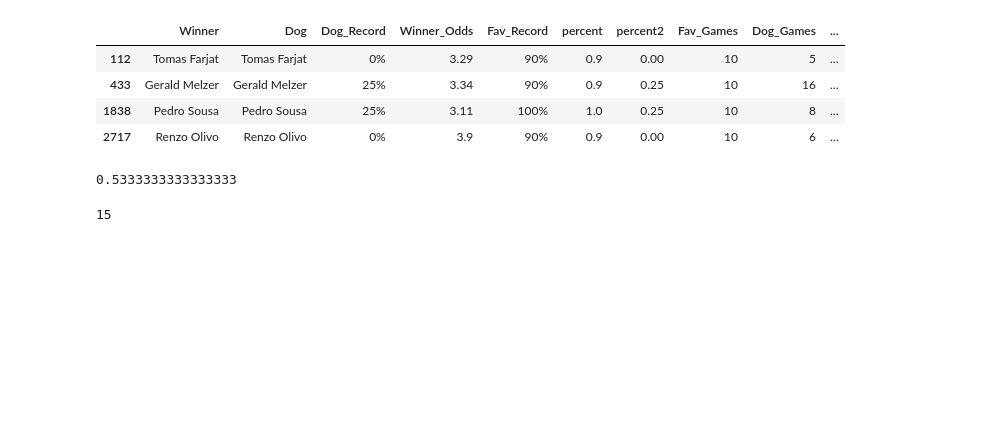
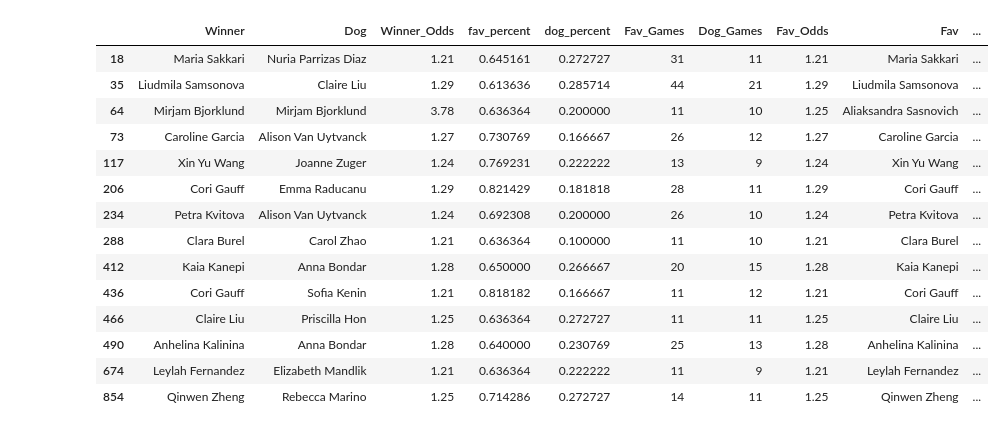
Before and after one commit to Witwolski/tennis_atp, a Jupyter notebook: results_clay.ipynb, the cells around one changed output. Cells and saved outputs as stored; diff of their text form; code cells hidden in the pictures; blank space fills up the shorter version.

```diff
--- a/results_clay.ipynb
+++ b/results_clay.ipynb
@@ -10,6 +216,34 @@ time_now_formatted = time_now.strftime("%Y-%m-%d")
 # %%
 data=pd.read_sql_query(
-    f"Select DISTINCT Winner,Dog,Dog_Record,Winner_Odds,Fav_Record,percent,percent2,Fav_Games,Dog_Games,Fav_Odds,Fav,sex From results_clay1 --where Date > '2023-01-01' and Date not like '{time_now_formatted}'",
+    f"Select DISTINCT Winner,Dog,Dog_Record,Winner_Odds,Fav_Record,fav_percent,dog_percent,Fav_Games,Dog_Games,Fav_Odds,Fav,sex,Dog_Odds From results_hard where sex like 'Womens' --where Date > '2023-01-01' and Date not like '{time_now_formatted}'",
     con=devengine,)
 data['Fav_Odds']=data['Fav_Odds'].astype(float)
-data=data[data['Fav_Odds']>1.19]
+data['Dog_Odds']=data['Dog_Odds'].astype(float)
+data['Winx']=data.apply(lambda x: 'Dog' if x['Winner']==x['Dog'] else 'Fav', axis=1)
+# %%
+womensserving=pd.read_csv('womensserving.csv')
+combine = pd.merge(data, womensserving, how="left", left_on="Fav", right_on="Name")
+combine2 = pd.merge(combine, womensserving, how="left", left_on="Dog", right_on="Name")
+combine2[["Service Games Won_x", "Service Games Won_y"]] = combine2[
+        ["Service Games Won_x", "Service Games Won_y"]
+    ].astype(float)
+combine2.rename(
+        columns={
+            "Service Games Won_x": "Fav_Serve%",
+            "Service Games Won_y": "Dog_Serve%",
+            "Return Games Won_x": "Fav_Return%",
+            "Return Games Won_y": "Dog_Return%",
+        },
+        inplace=True,
+    )
+womens = combine2[
+    [   "Winner","Dog","Winner_Odds","fav_percent","dog_percent","Fav_Games","Dog_Games","Fav_Odds",
+        "Fav",
+        # "Player_1_Odds",
+        "Fav_Serve%",
+        "Dog_Return%",
+
+        # "Player_2_Odds",
+        "Dog_Serve%",
+        "Fav_Return%","Dog_Odds"
+    ]]
@@ -16,4 +259,4 @@ data=data[data['Fav_Odds']>1.19]
 # %%
-data3=data[(data['Fav_Odds']>1.19)&(data['Fav_Odds']<1.35)&(data['percent2']<0.4)&(data['percent']>0.85)&(data['Dog_Games']>4)]
+data3=womens[(womens['Fav_Odds']>1.19)&(womens['Fav_Odds']<1.3)&(womens['dog_percent']<0.3)&(womens['fav_percent']>0.6)&(womens['Dog_Games']>8)]
 len(data3[data3['Winner']==data3['Fav']])/len(data3)
 # %% [output]
@@ -25,18 +268,18 @@ len(data3)
-# %%
-data3[data3['Winner']!=data3['Fav']]
-# %% [output]
-|  | Winner | Dog | Dog_Record | Winner_Odds | Fav_Record | percent | percent2 | Fav_Games | Dog_Games | ... |
-| 112 | Tomas Farjat | Tomas Farjat | 0% | 3.29 | 90% | 0.9 | 0.00 | 10 | 5 | ... |
-| 433 | Gerald Melzer | Gerald Melzer | 25% | 3.34 | 90% | 0.9 | 0.25 | 10 | 16 | ... |
-| 1838 | Pedro Sousa | Pedro Sousa | 25% | 3.11 | 100% | 1.0 | 0.25 | 10 | 8 | ... |
-| 2717 | Renzo Olivo | Renzo Olivo | 0% | 3.9 | 90% | 0.9 | 0.00 | 10 | 6 | ... |
-# %%
-data1=data[(data['percent2']>0.79)&(data['percent']<0.4)]#&(data['Dog_Games']>4)]#&(data['Sex']=='Womens')]
-#data1=data[(data['Fav_Odds']<1.8)&(data['percent2']>0.5)&(data['percent']<0.2)&(data['Dog_Games']>6)]
-len(data1[data1['Winner']==data1['Dog']])/len(data1)
-# %% [output]
-0.5333333333333333
-# %%
-print(len(data1))
-# %% [output]
-15
+# %%
+data3
+# %% [output]
+|  | Winner | Dog | Winner_Odds | fav_percent | dog_percent | Fav_Games | Dog_Games | Fav_Odds | Fav | ... |
+| 18 | Maria Sakkari | Nuria Parrizas Diaz | 1.21 | 0.645161 | 0.272727 | 31 | 11 | 1.21 | Maria Sakkari | ... |
+| 35 | Liudmila Samsonova | Claire Liu | 1.29 | 0.613636 | 0.285714 | 44 | 21 | 1.29 | Liudmila Samsonova | ... |
+| 64 | Mirjam Bjorklund | Mirjam Bjorklund | 3.78 | 0.636364 | 0.200000 | 11 | 10 | 1.25 | Aliaksandra Sasnovich | ... |
+| 73 | Caroline Garcia | Alison Van Uytvanck | 1.27 | 0.730769 | 0.166667 | 26 | 12 | 1.27 | Caroline Garcia | ... |
+| 117 | Xin Yu Wang | Joanne Zuger | 1.24 | 0.769231 | 0.222222 | 13 | 9 | 1.24 | Xin Yu Wang | ... |
+| 206 | Cori Gauff | Emma Raducanu | 1.29 | 0.821429 | 0.181818 | 28 | 11 | 1.29 | Cori Gauff | ... |
+| 234 | Petra Kvitova | Alison Van Uytvanck | 1.24 | 0.692308 | 0.200000 | 26 | 10 | 1.24 | Petra Kvitova | ... |
+| 288 | Clara Burel | Carol Zhao | 1.21 | 0.636364 | 0.100000 | 11 | 10 | 1.21 | Clara Burel | ... |
+| 412 | Kaia Kanepi | Anna Bondar | 1.28 | 0.650000 | 0.266667 | 20 | 15 | 1.28 | Kaia Kanepi | ... |
+| 436 | Cori Gauff | Sofia Kenin | 1.21 | 0.818182 | 0.166667 | 11 | 12 | 1.21 | Cori Gauff | ... |
+| 466 | Claire Liu | Priscilla Hon | 1.25 | 0.636364 | 0.272727 | 11 | 11 | 1.25 | Claire Liu | ... |
+| 490 | Anhelina Kalinina | Anna Bondar | 1.28 | 0.640000 | 0.230769 | 25 | 13 | 1.28 | Anhelina Kalinina | ... |
+| 674 | Leylah Fernandez | Elizabeth Mandlik | 1.21 | 0.636364 | 0.222222 | 11 | 9 | 1.21 | Leylah Fernandez | ... |
+| 854 | Qinwen Zheng | Rebecca Marino | 1.25 | 0.714286 | 0.272727 | 14 | 11 | 1.25 | Qinwen Zheng | ... |
```
Also changed, not shown: parts of 14 cells of this notebook, 5 other files.
